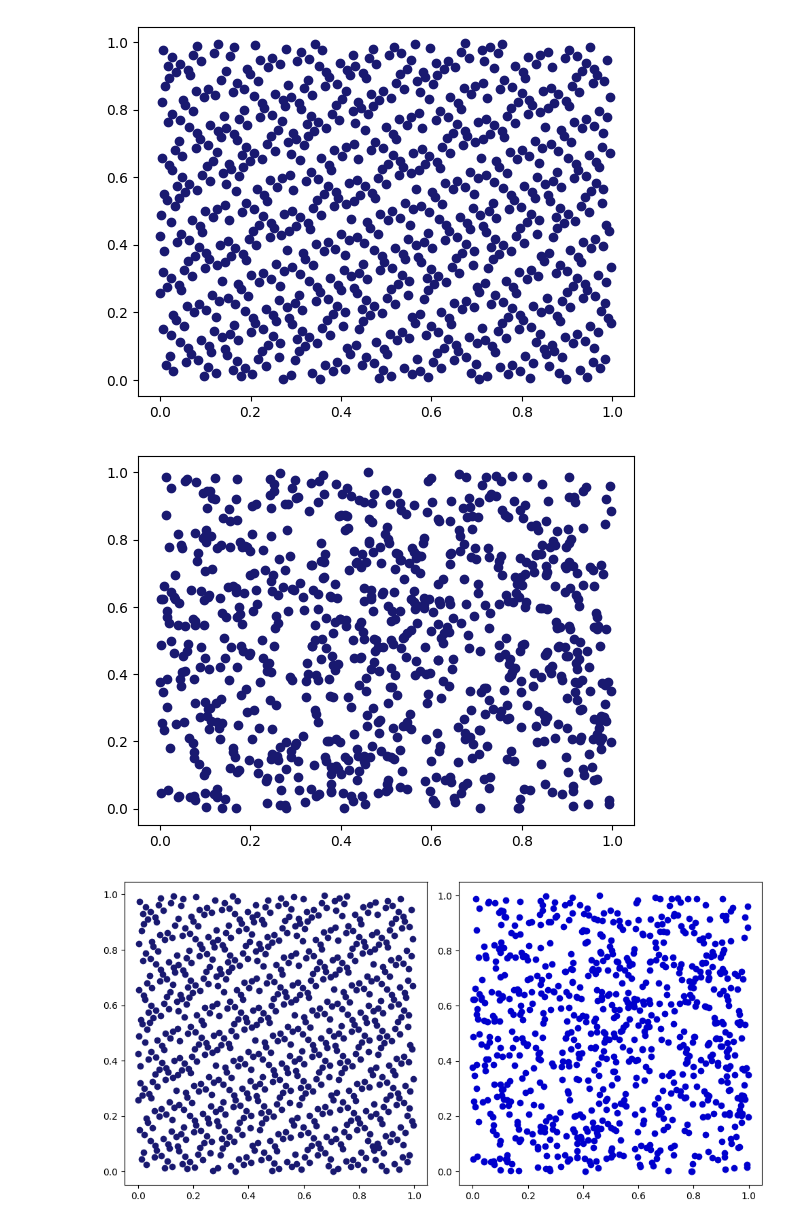
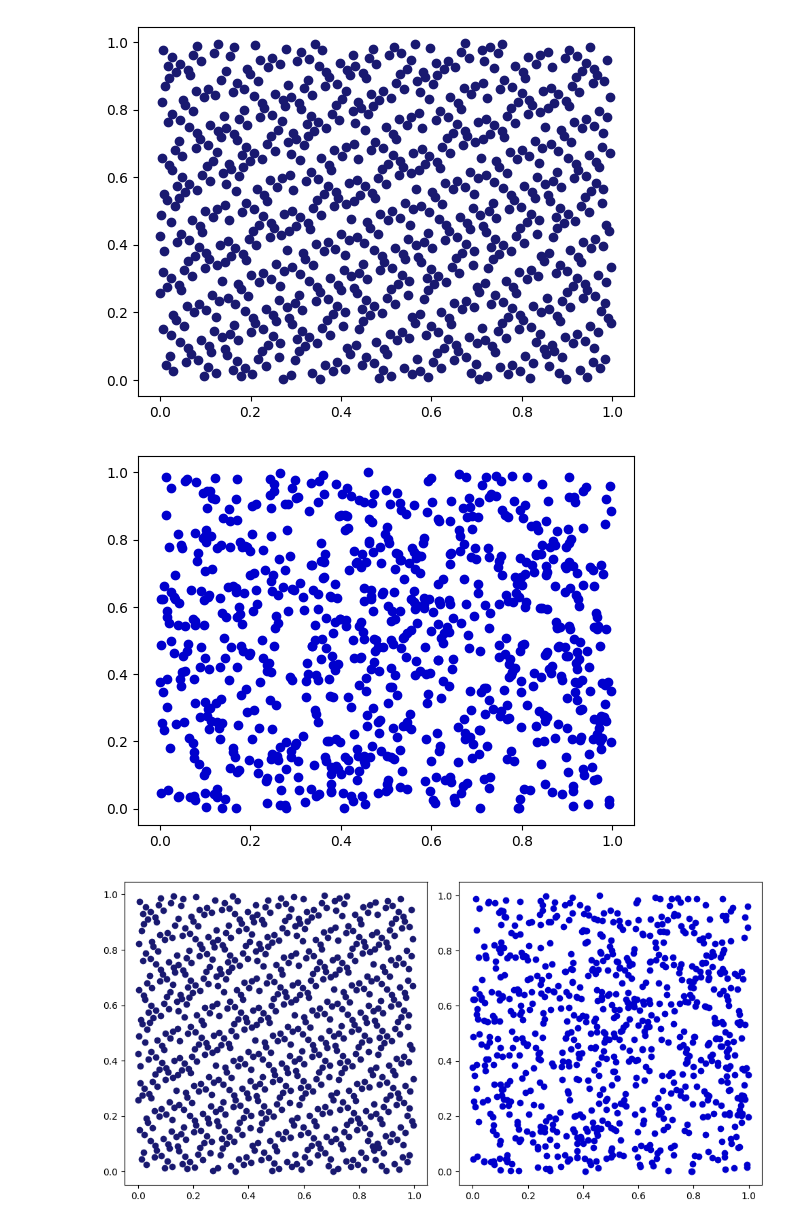
Before and after one commit to Garrma/numerical_finance, a Jupyter notebook: Generators/pseudo_vs_quasi_random.ipynb, the cells around one changed output. Drawn from its saved outputs; the diff is of its cells as text; code cells hidden in the pictures.

Commit message:
Distribution-Plot

```diff
--- a/Generators/pseudo_vs_quasi_random.ipynb
+++ b/Generators/pseudo_vs_quasi_random.ipynb
@@ -35,7 +45,7 @@ plt.show()
 # %% [output]
 [figure]
 # %%
-plt.scatter(x_2,y_2, color=color)
+plt.scatter(x_2, y_2, color=color_2)
 plt.show()
 # %% [output]
-[figure, old version]
+[figure, new version]
```
Also changed, not shown: parts of 7 cells of this notebook.
